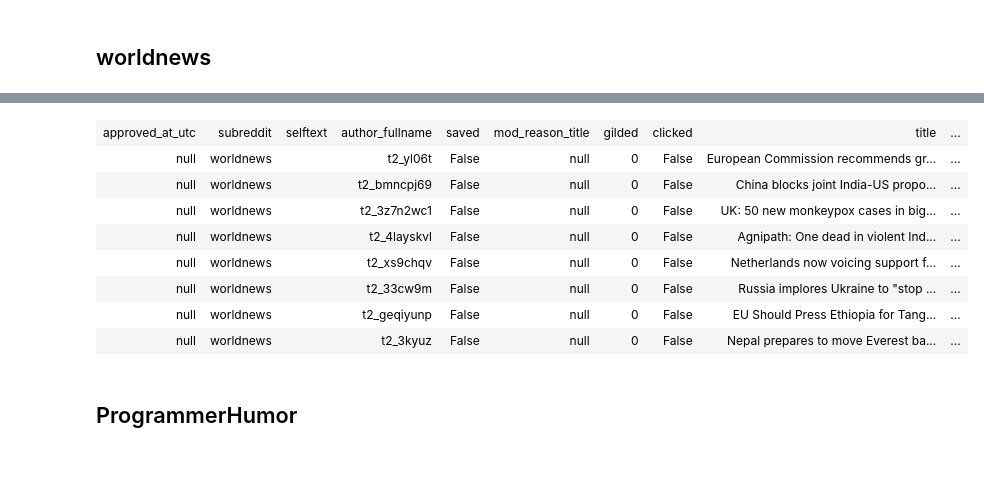
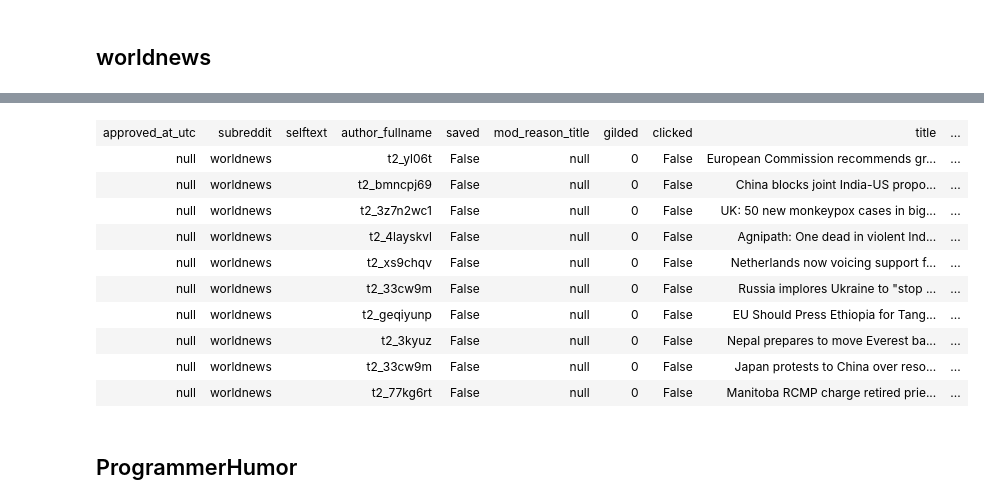
Before and after one commit to stevenhurwitt/reddit-streaming, a Jupyter notebook: redditStreaming/src/main/python/read_table.ipynb, the cells around one changed output, grey strips where cells are left out. Drawn from its saved outputs; the diff is of its cells as text; code cells hidden in the pictures; blank space fills up the shorter version.

```diff
--- a/redditStreaming/src/main/python/read_table.ipynb
+++ b/redditStreaming/src/main/python/read_table.ipynb
@@ -155,17 +157,19 @@ order by CAST(created_utc AS DATE) asc
 # %%
 %%sparksql
 
-select * from reddit_worldnews order by created_utc asc
+select * from reddit_worldnews order by created_utc asc limit 10
 # %% [output]
 | approved_at_utc | subreddit | selftext | author_fullname | saved | mod_reason_title | gilded | clicked | title | ... |
 | null | worldnews |  | t2_yl06t | False | null | 0 | False | European Commission recommends gr... | ... |
 | null | worldnews |  | t2_bmncpj69 | False | null | 0 | False | China blocks joint India-US propo... | ... |
 | null | worldnews |  | t2_3z7n2wc1 | False | null | 0 | False | UK: 50 new monkeypox cases in big... | ... |
 | null | worldnews |  | t2_4layskvl | False | null | 0 | False | Agnipath: One dead in violent Ind... | ... |
 | null | worldnews |  | t2_xs9chqv | False | null | 0 | False | Netherlands now voicing support f... | ... |
 | null | worldnews |  | t2_33cw9m | False | null | 0 | False | Russia implores Ukraine to "stop ... | ... |
 | null | worldnews |  | t2_geqiyunp | False | null | 0 | False | EU Should Press Ethiopia for Tang... | ... |
 | null | worldnews |  | t2_3kyuz | False | null | 0 | False | Nepal prepares to move Everest ba... | ... |
+| null | worldnews |  | t2_33cw9m | False | null | 0 | False | Japan protests to China over reso... | ... |
+| null | worldnews |  | t2_77kg6rt | False | null | 0 | False | Manitoba RCMP charge retired prie... | ... |
 # %% [markdown]
 ## ProgrammerHumor
 # %%
```
Also changed, not shown: parts of 8 cells of this notebook, 4 other files.
